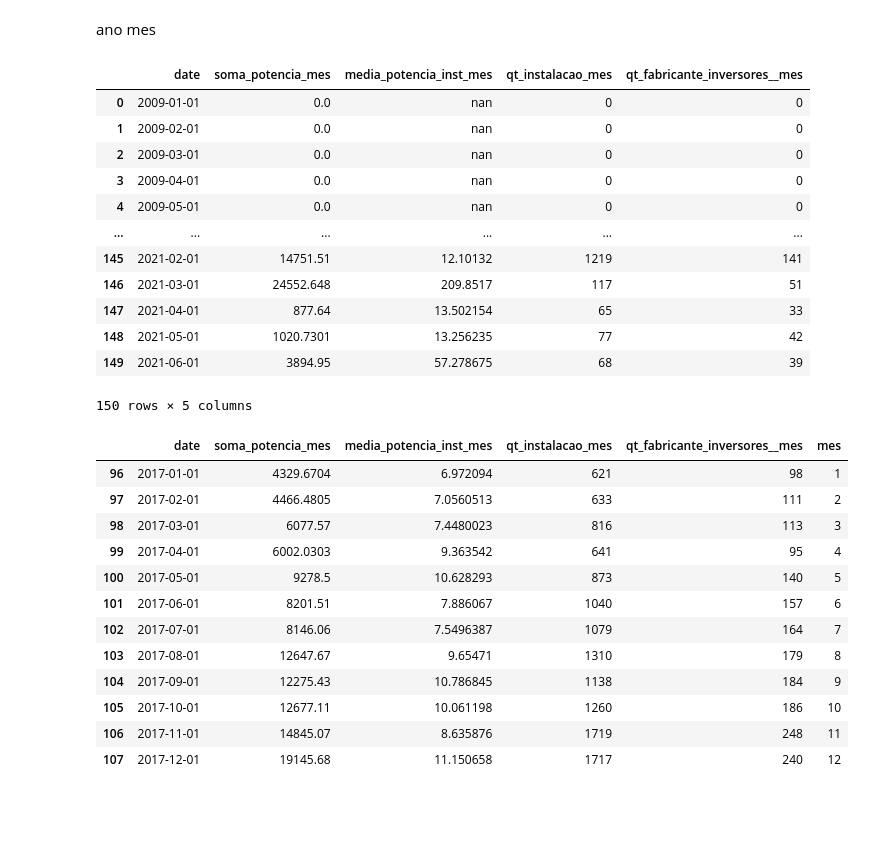
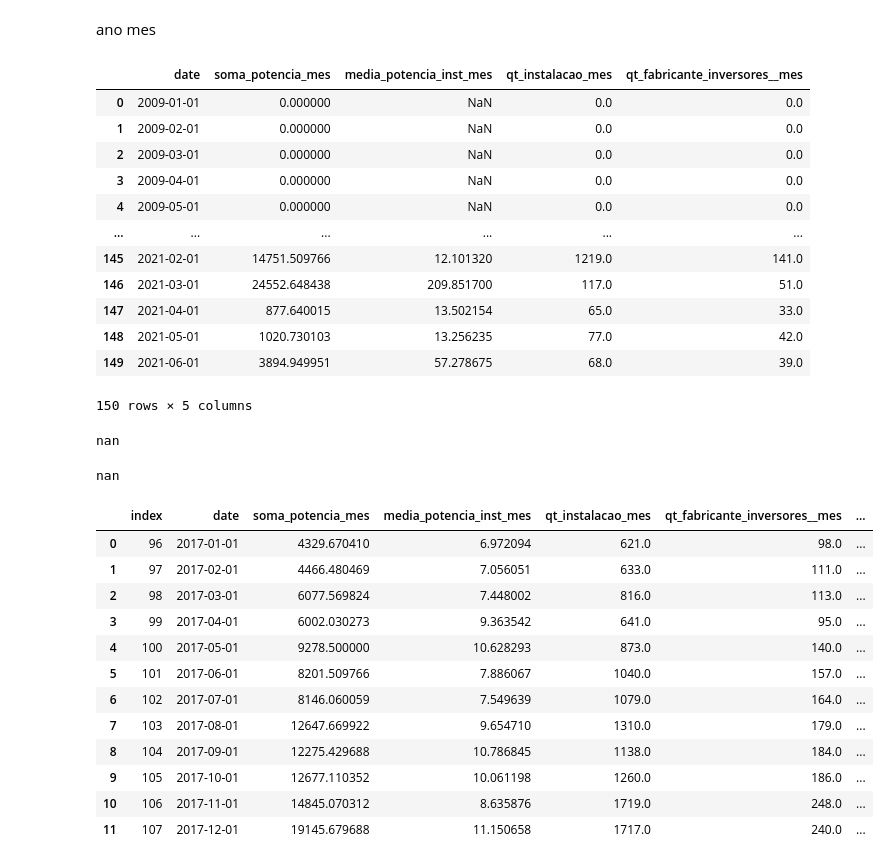
Before and after one commit to Oseiasdfarias/projeto_portifolio_data_science, a Jupyter notebook: geracao_distribuida_fotovoltaica.ipynb, the cells around one changed output. Drawn from its saved outputs; the diff is of its cells as text; code cells hidden in the pictures; blank space fills up the shorter version.

```diff
--- a/geracao_distribuida_fotovoltaica.ipynb
+++ b/geracao_distribuida_fotovoltaica.ipynb
@@ -357,39 +357,54 @@ for ano in np.sort(df["Year"].unique()):
 info_mensal = pd.DataFrame(np.transpose(arrays),
                           columns=["date", "soma_potencia_mes", "media_potencia_inst_mes",
                                    "qt_instalacao_mes", "qt_fabricante_inversores__mes"])
-info_mensal["date"] = pd.to_datetime(info_mensal["date"], format='%Y-%m')
+
+info_mensal["soma_potencia_mes"] = info_mensal["soma_potencia_mes"].astype(np.float32)
+info_mensal["media_potencia_inst_mes"] = info_mensal["media_potencia_inst_mes"].astype(np.float32)
+info_mensal["qt_instalacao_mes"] = info_mensal["qt_instalacao_mes"].astype(np.float32)
+info_mensal["qt_fabricante_inversores__mes"] = info_mensal["qt_fabricante_inversores__mes"].astype(np.float32)
+
+info_mensal["date"] = pd.to_datetime(info_mensal["date"])
 info_mensal.head(150)
 # %% [output]
 |  | date | soma_potencia_mes | media_potencia_inst_mes | qt_instalacao_mes | qt_fabricante_inversores__mes |
-| 0 | 2009-01-01 | 0.0 | nan | 0 | 0 |
-| 1 | 2009-02-01 | 0.0 | nan | 0 | 0 |
-| 2 | 2009-03-01 | 0.0 | nan | 0 | 0 |
-| 3 | 2009-04-01 | 0.0 | nan | 0 | 0 |
-| 4 | 2009-05-01 | 0.0 | nan | 0 | 0 |
+| 0 | 2009-01-01 | 0.000000 | NaN | 0.0 | 0.0 |
+| 1 | 2009-02-01 | 0.000000 | NaN | 0.0 | 0.0 |
+| 2 | 2009-03-01 | 0.000000 | NaN | 0.0 | 0.0 |
+| 3 | 2009-04-01 | 0.000000 | NaN | 0.0 | 0.0 |
+| 4 | 2009-05-01 | 0.000000 | NaN | 0.0 | 0.0 |
 | ... | ... | ... | ... | ... | ... |
-| 145 | 2021-02-01 | 14751.51 | 12.10132 | 1219 | 141 |
-| 146 | 2021-03-01 | 24552.648 | 209.8517 | 117 | 51 |
-| 147 | 2021-04-01 | 877.64 | 13.502154 | 65 | 33 |
-| 148 | 2021-05-01 | 1020.7301 | 13.256235 | 77 | 42 |
-| 149 | 2021-06-01 | 3894.95 | 57.278675 | 68 | 39 |
+| 145 | 2021-02-01 | 14751.509766 | 12.101320 | 1219.0 | 141.0 |
+| 146 | 2021-03-01 | 24552.648438 | 209.851700 | 117.0 | 51.0 |
+| 147 | 2021-04-01 | 877.640015 | 13.502154 | 65.0 | 33.0 |
+| 148 | 2021-05-01 | 1020.730103 | 13.256235 | 77.0 | 42.0 |
+| 149 | 2021-06-01 | 3894.949951 | 57.278675 | 68.0 | 39.0 |
 150 rows × 5 columns
+# %%
+info_mensal["media_potencia_inst_mes"][0]
+# %% [output]
+nan
+# %%
+np.nan
+# %% [output]
+nan
 # %%
-data2017_12 = pd.DataFrame(info_mensal[(info_mensal["date"] <= "2017-12-1") & (info_mensal["date"] >= "2017-1-1")])
-data2017_12["mes"] = info_mensal["date"].apply(lambda x: x.month)
-data2017_12
+data2017 = pd.DataFrame(info_mensal[(info_mensal["date"] <= "2017-12-1") & (info_mensal["date"] >= "2017-1-1")])
+data2017["mes"] = info_mensal["date"].apply(lambda x: x.month)
+data2017 = data2017.reset_index()
+data2017
 # %% [output]
-|  | date | soma_potencia_mes | media_potencia_inst_mes | qt_instalacao_mes | qt_fabricante_inversores__mes | mes |
-| 96 | 2017-01-01 | 4329.6704 | 6.972094 | 621 | 98 | 1 |
-| 97 | 2017-02-01 | 4466.4805 | 7.0560513 | 633 | 111 | 2 |
-| 98 | 2017-03-01 | 6077.57 | 7.4480023 | 816 | 113 | 3 |
-| 99 | 2017-04-01 | 6002.0303 | 9.363542 | 641 | 95 | 4 |
-| 100 | 2017-05-01 | 9278.5 | 10.628293 | 873 | 140 | 5 |
-| 101 | 2017-06-01 | 8201.51 | 7.886067 | 1040 | 157 | 6 |
-| 102 | 2017-07-01 | 8146.06 | 7.5496387 | 1079 | 164 | 7 |
-| 103 | 2017-08-01 | 12647.67 | 9.65471 | 1310 | 179 | 8 |
-| 104 | 2017-09-01 | 12275.43 | 10.786845 | 1138 | 184 | 9 |
-| 105 | 2017-10-01 | 12677.11 | 10.061198 | 1260 | 186 | 10 |
-| 106 | 2017-11-01 | 14845.07 | 8.635876 | 1719 | 248 | 11 |
-| 107 | 2017-12-01 | 19145.68 | 11.150658 | 1717 | 240 | 12 |
+|  | index | date | soma_potencia_mes | media_potencia_inst_mes | qt_instalacao_mes | qt_fabricante_inversores__mes | ... |
+| 0 | 96 | 2017-01-01 | 4329.670410 | 6.972094 | 621.0 | 98.0 | ... |
+| 1 | 97 | 2017-02-01 | 4466.480469 | 7.056051 | 633.0 | 111.0 | ... |
+| 2 | 98 | 2017-03-01 | 6077.569824 | 7.448002 | 816.0 | 113.0 | ... |
+| 3 | 99 | 2017-04-01 | 6002.030273 | 9.363542 | 641.0 | 95.0 | ... |
+| 4 | 100 | 2017-05-01 | 9278.500000 | 10.628293 | 873.0 | 140.0 | ... |
+| 5 | 101 | 2017-06-01 | 8201.509766 | 7.886067 | 1040.0 | 157.0 | ... |
+| 6 | 102 | 2017-07-01 | 8146.060059 | 7.549639 | 1079.0 | 164.0 | ... |
+| 7 | 103 | 2017-08-01 | 12647.669922 | 9.654710 | 1310.0 | 179.0 | ... |
+| 8 | 104 | 2017-09-01 | 12275.429688 | 10.786845 | 1138.0 | 184.0 | ... |
+| 9 | 105 | 2017-10-01 | 12677.110352 | 10.061198 | 1260.0 | 186.0 | ... |
+| 10 | 106 | 2017-11-01 | 14845.070312 | 8.635876 | 1719.0 | 248.0 | ... |
+| 11 | 107 | 2017-12-01 | 19145.679688 | 11.150658 | 1717.0 | 240.0 | ... |
 # %%
 plt.figure(figsize=(10, 5))
```
Also changed, not shown: parts of 5 cells of this notebook.
